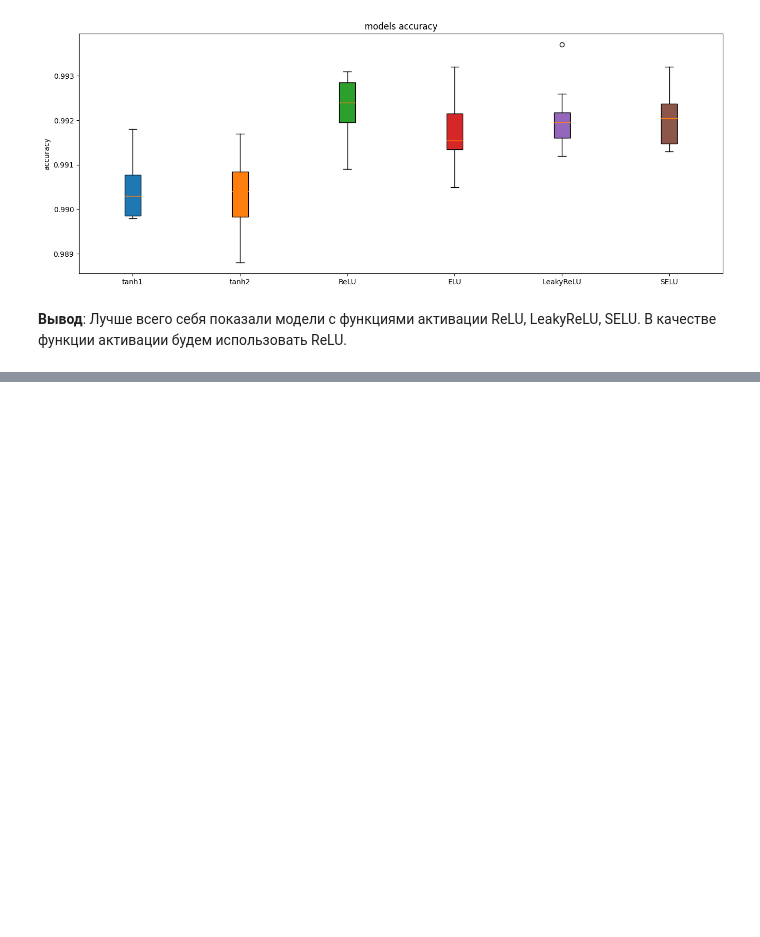
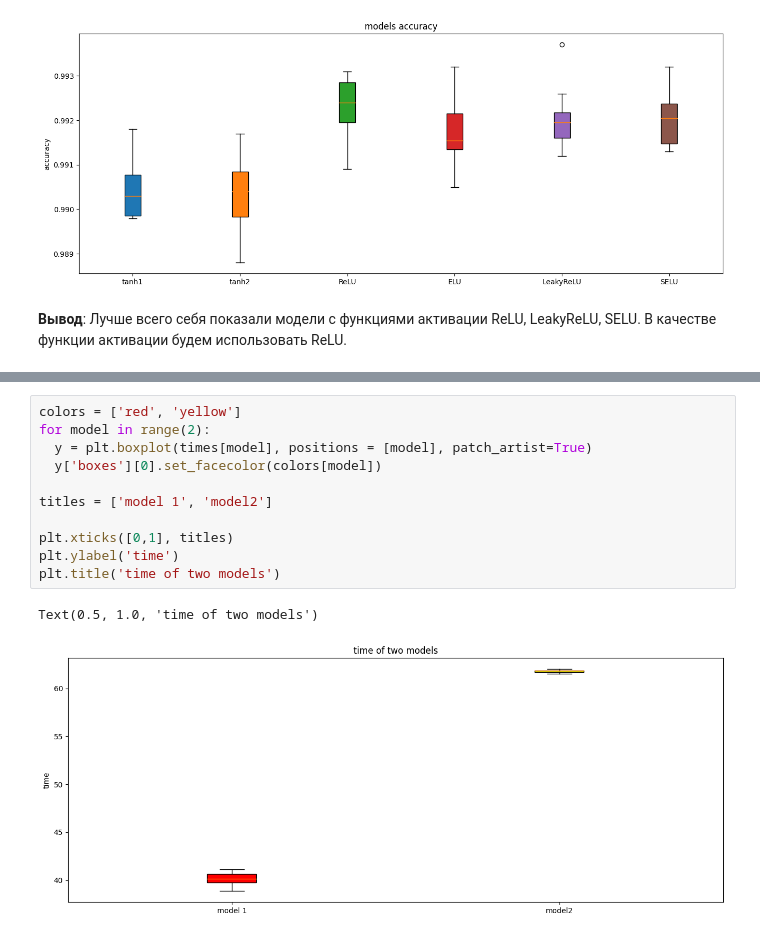
Before and after one commit to KORALLLL/summer_practice, a Jupyter notebook: projects/CNN_investigation.ipynb, the cells around one changed output, grey strips where cells are left out. Cells and saved outputs as stored; diff of their text form; blank space fills up the shorter version.

```diff
--- a/projects/CNN_investigation.ipynb
+++ b/projects/CNN_investigation.ipynb
@@ -988,0 +1399,14 @@ Text(0.5, 1.0, 'models accuracy')
+# %%
+colors = ['red', 'yellow']
+for model in range(2):
+  y = plt.boxplot(times[model], positions = [model], patch_artist=True)
+  y['boxes'][0].set_facecolor(colors[model])
+
+titles = ['model 1', 'model2']
+
+plt.xticks([0,1], titles)
+plt.ylabel('time')
+plt.title('time of two models')
+# %% [output]
+Text(0.5, 1.0, 'time of two models')
+[figure, added]
```
Also changed, not shown: parts of 14 cells of this notebook.
